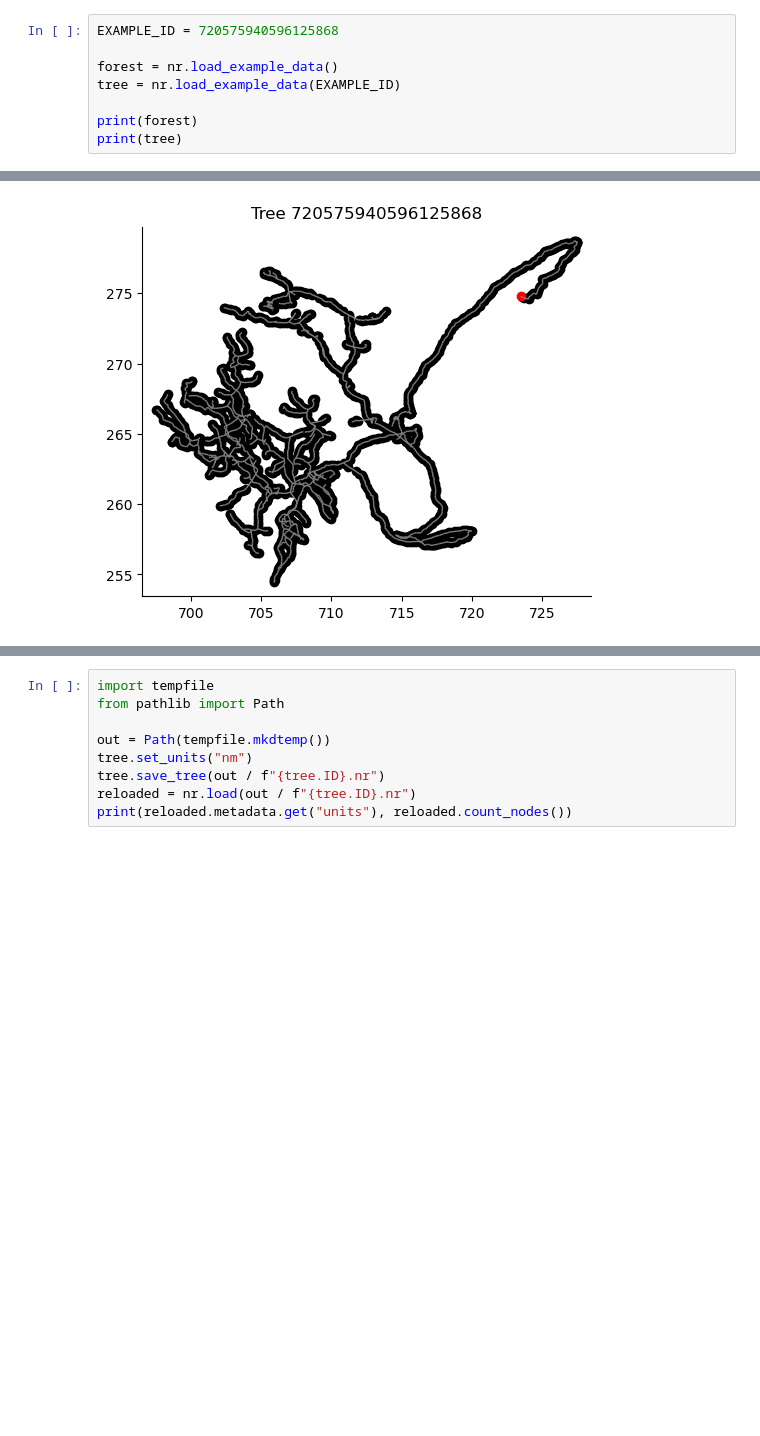
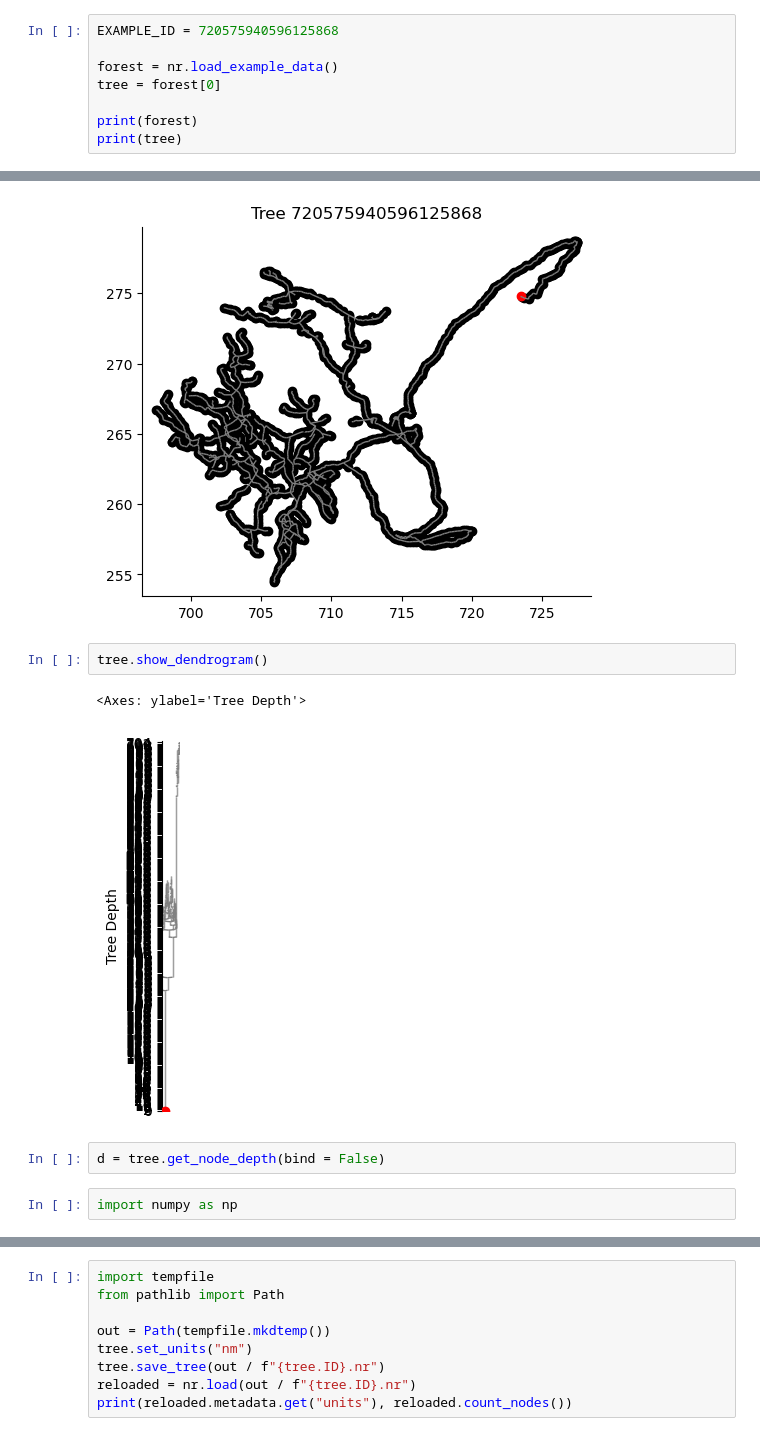
Before and after one commit to NikDrummond/NeuRosetta, a Jupyter notebook: docs/getting_started/example_data.ipynb, the cells around one changed output, grey strips where cells are left out. Cells and saved outputs as stored; diff of their text form; blank space fills up the shorter version.

```diff
--- a/docs/getting_started/example_data.ipynb
+++ b/docs/getting_started/example_data.ipynb
@@ -26,7 +26,7 @@ SWC data dir: /home/ndrummond@neuro.mpg.de/Code/NeuRosetta/docs/data/swc
 EXAMPLE_ID = 720575940596125868
 
 forest = nr.load_example_data()
-tree = nr.load_example_data(EXAMPLE_ID)
+tree = forest[0]
 
 print(forest)
 print(tree)
@@ -57,3 +98,12 @@ ax.set_title(f"Tree {tree.ID}")
 plt.show()
 # %% [output]
 [figure]
+# %%
+tree.show_dendrogram()
+# %% [output]
+<Axes: ylabel='Tree Depth'>
+[figure, added]
+# %%
+d = tree.get_node_depth(bind = False)
+# %%
+import numpy as np
```
Also changed, not shown: parts of 15 cells of this notebook, 16 other files.
